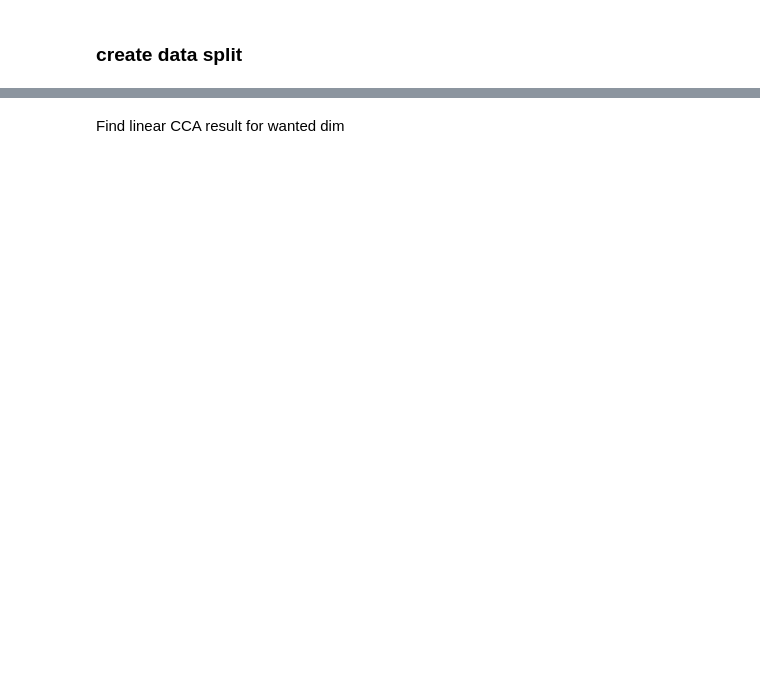
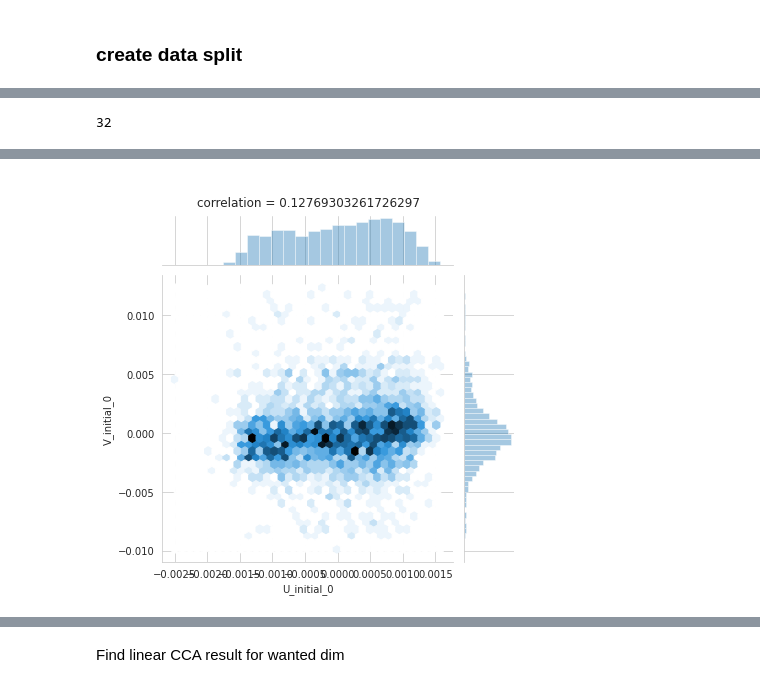
Before and after one commit to jonatanbarkan/ACEDeep, a Jupyter notebook: ADCEs.ipynb, the cells around one changed output, grey strips where cells are left out. Cells and saved outputs as stored; diff of their text form; code cells hidden in the pictures; blank space fills up the shorter version.

```diff
--- a/ADCEs.ipynb
+++ b/ADCEs.ipynb
@@ -289,6 +350,7 @@ def build_models(cls, *args):
 # %%
 x_tensor = torch.from_numpy(X).float()
 y_tensor = torch.from_numpy(Y).float()
+z_tensor = torch.from_numpy(Z).float()
 # %%
 from sklearn.model_selection import train_test_split
 # %%
@@ -308,12 +372,19 @@ max_samples
 wanted_dim = 1
 # %%
 hidden_size = 8
-max_epochs = 10
-lr = 0.001
+max_epochs = 15
+lr = 0.01
 act = None
+# act = F.softsign
+# act = torch.sin
 act = F.relu
-# batch_size = len(train_dataset) // 2
+act = nn.ReLU
+act = nn.Sigmoid
+# batch_size = len(train_dataset) // 100
 batch_size = 32
 # %%
+print(batch_size)
 train_loader = DataLoader(dataset=train_dataset, batch_size=batch_size)
 val_loader = DataLoader(dataset=val_dataset, batch_size=batch_size)
+# %% [output]
+32
@@ -319,0 +400,10 @@ val_loader = DataLoader(dataset=val_dataset, batch_size=batch_size)
+# %%
+first = True
+
+last_score, (_, _, Us, Vs) , val_x_loss, val_y_loss = evaluate(val_loader, x_model, y_model, x_eval_step, y_eval_step, first=first)
+draw_correlations(Us, Vs, False, True, labels=['U_initial', 'V_initial'])
+training_first_score, (_, _, Us, Vs) , train_x_loss, train_y_loss = evaluate(train_loader, x_model, y_model, x_eval_step, y_eval_step, first=first)
+
+s = f'epoch: {-1}\tscore(correlation) {last_score:.3}\tX model loss {val_x_loss:.3}\tY model loss {val_y_loss:.3}'
+print(s)
+# %% [output]
@@ -320 +411,2 @@ val_loader = DataLoader(dataset=val_dataset, batch_size=batch_size)
+[figure, added]
 # %%
```
Also changed, not shown: parts of 44 cells of this notebook.
